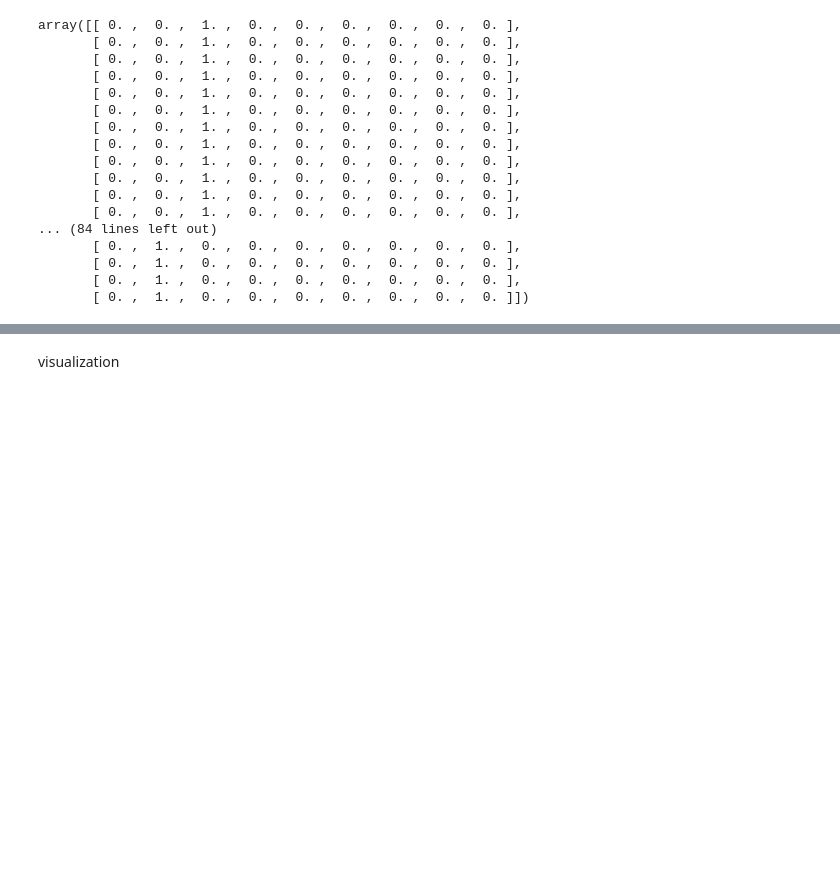
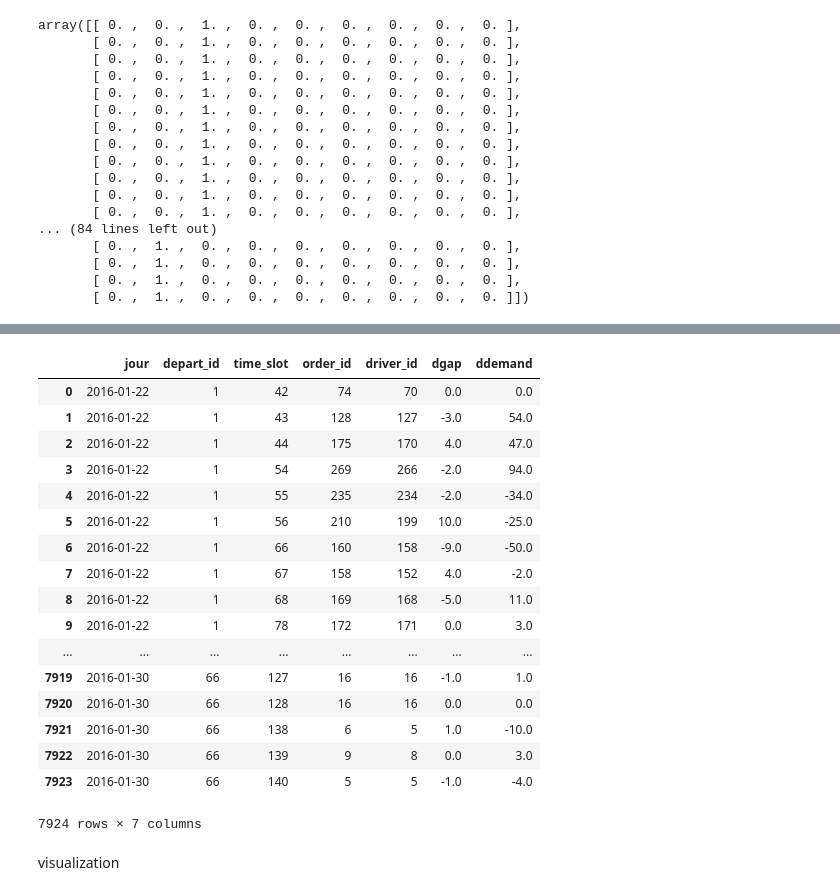
Before and after one commit to wattlebird/ditech, a Jupyter notebook: Feature_extraction_playground.ipynb, the cells around one changed output, grey strips where cells are left out. Saved outputs shown, nothing was run; the diff lists cells and outputs as text; code cells hidden in the pictures; blank space fills up the shorter version.

```diff
--- a/Feature_extraction_playground.ipynb
+++ b/Feature_extraction_playground.ipynb
@@ -244,3 +349,29 @@ with open("training_data", 'w') as fw:
+# %%
+from feature_generation import*
+
+test_order = refine_order_list("season_1/test_set_1", test_datelist)
+test_order = test_first_order(test_order, test_datelist)
+# %%
+test_order
+# %% [output]
+|  | jour | depart_id | time_slot | order_id | driver_id | dgap | ddemand |
+| 0 | 2016-01-22 | 1 | 42 | 74 | 70 | 0.0 | 0.0 |
+| 1 | 2016-01-22 | 1 | 43 | 128 | 127 | -3.0 | 54.0 |
+| 2 | 2016-01-22 | 1 | 44 | 175 | 170 | 4.0 | 47.0 |
+| 3 | 2016-01-22 | 1 | 54 | 269 | 266 | -2.0 | 94.0 |
+| 4 | 2016-01-22 | 1 | 55 | 235 | 234 | -2.0 | -34.0 |
+| 5 | 2016-01-22 | 1 | 56 | 210 | 199 | 10.0 | -25.0 |
+| 6 | 2016-01-22 | 1 | 66 | 160 | 158 | -9.0 | -50.0 |
+| 7 | 2016-01-22 | 1 | 67 | 158 | 152 | 4.0 | -2.0 |
+| 8 | 2016-01-22 | 1 | 68 | 169 | 168 | -5.0 | 11.0 |
+| 9 | 2016-01-22 | 1 | 78 | 172 | 171 | 0.0 | 3.0 |
+| ... | ... | ... | ... | ... | ... | ... | ... |
+| 7919 | 2016-01-30 | 66 | 127 | 16 | 16 | -1.0 | 1.0 |
+| 7920 | 2016-01-30 | 66 | 128 | 16 | 16 | 0.0 | 0.0 |
+| 7921 | 2016-01-30 | 66 | 138 | 6 | 5 | 1.0 | -10.0 |
+| 7922 | 2016-01-30 | 66 | 139 | 9 | 8 | 0.0 | 3.0 |
+| 7923 | 2016-01-30 | 66 | 140 | 5 | 5 | -1.0 | -4.0 |
+7924 rows × 7 columns
 # %% [markdown]
 visualization
 # %%
```
Also changed, not shown: parts of 25 cells of this notebook, 4 other files.
